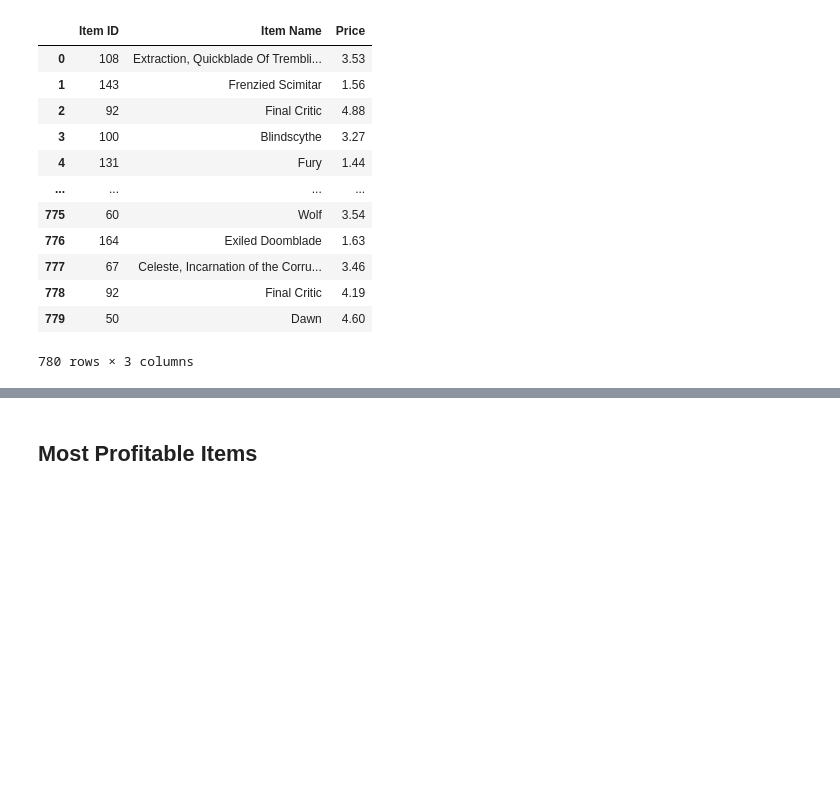
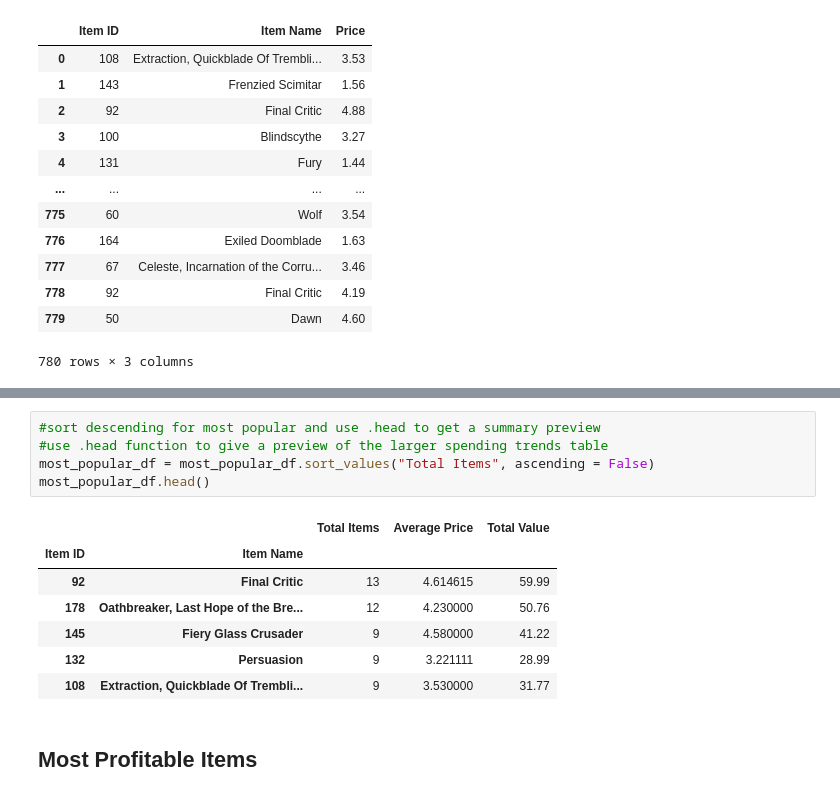
Before and after one commit to wagneree193/pandas-challenge, a Jupyter notebook: HeroesOfPymoli/HeroesOfPymoli_starter.ipynb, the cells around one changed output, grey strips where cells are left out. Cells and saved outputs as stored; diff of their text form; blank space fills up the shorter version.

```diff
--- a/HeroesOfPymoli/HeroesOfPymoli_starter.ipynb
+++ b/HeroesOfPymoli/HeroesOfPymoli_starter.ipynb
@@ -469,3 +543,16 @@ most_popular_df
+# %%
+#sort descending for most popular and use .head to get a summary preview
+#use .head function to give a preview of the larger spending trends table
+most_popular_df = most_popular_df.sort_values("Total Items", ascending = False)
+most_popular_df.head()
+# %% [output]
+|  |  | Total Items | Average Price | Total Value |
+| Item ID | Item Name |  |  |  |
+| 92 | Final Critic | 13 | 4.614615 | 59.99 |
+| 178 | Oathbreaker, Last Hope of the Bre... | 12 | 4.230000 | 50.76 |
+| 145 | Fiery Glass Crusader | 9 | 4.580000 | 41.22 |
+| 132 | Persuasion | 9 | 3.221111 | 28.99 |
+| 108 | Extraction, Quickblade Of Trembli... | 9 | 3.530000 | 31.77 |
 # %% [markdown]
 ## Most Profitable Items
 # %% [markdown]
```
Also changed, not shown: parts of 4 cells of this notebook.
